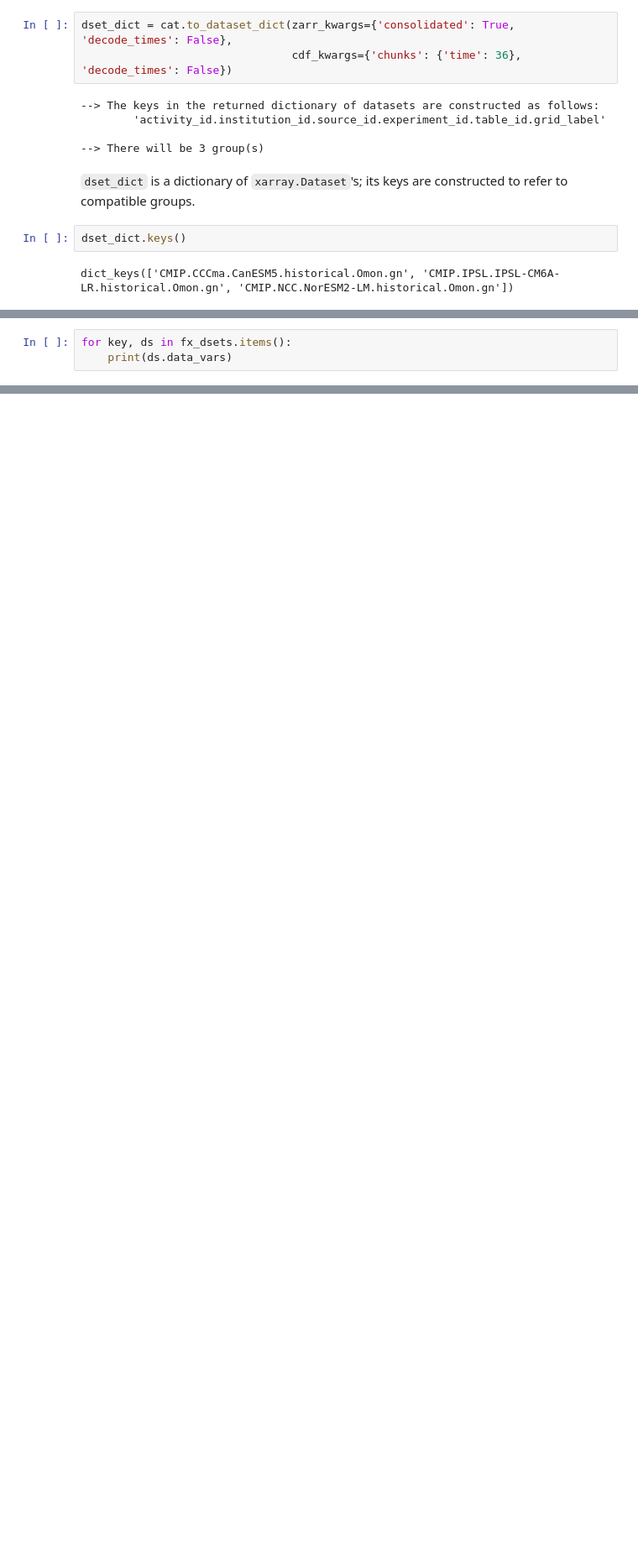
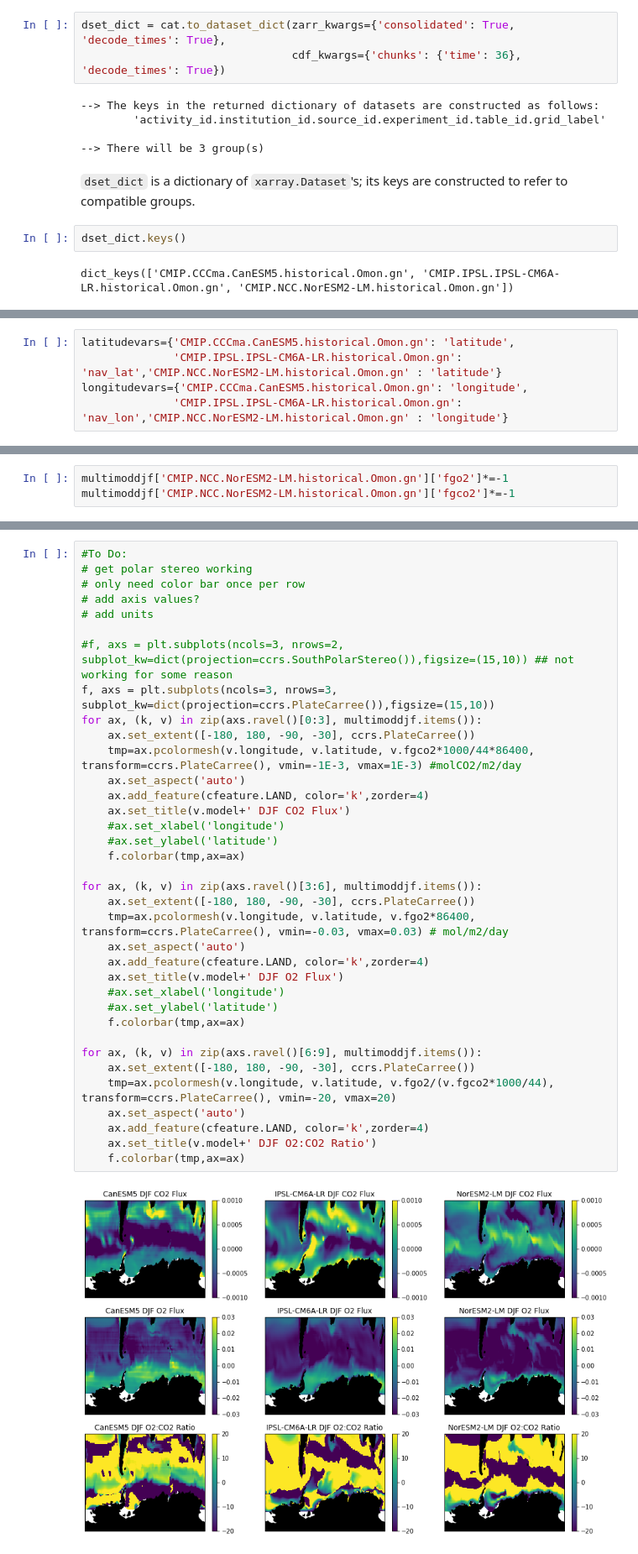
Before and after one commit to mara-freilich/cmip6hack-ocean-bgc, a Jupyter notebook: notebooks/so_o2_co2_flux_ratios.ipynb, the cells around one changed output, grey strips where cells are left out. Shown: that part at 84% size. Cells and saved outputs as stored; diff of their text form; blank space fills up the shorter version.

Commit message:
Adding a notebook to make maps of O2 and CO2 fluxes and their ratio.

```diff
--- a/notebooks/so_o2_co2_flux_ratios.ipynb
+++ b/notebooks/so_o2_co2_flux_ratios.ipynb
@@ -188,6 +89,6 @@ Note that data on the cloud are in
 # %%
-dset_dict = cat.to_dataset_dict(zarr_kwargs={'consolidated': True, 'decode_times': False},
-                                cdf_kwargs={'chunks': {'time': 36}, 'decode_times': False})
+dset_dict = cat.to_dataset_dict(zarr_kwargs={'consolidated': True, 'decode_times': True},
+                                cdf_kwargs={'chunks': {'time': 36}, 'decode_times': True})
 # %% [output]
 --> The keys in the returned dictionary of datasets are constructed as follows:
         'activity_id.institution_id.source_id.experiment_id.table_id.grid_label'
@@ -384,3 +102,0 @@ fx_dsets.keys()
-# %%
-for key, ds in fx_dsets.items():
-    print(ds.data_vars)
@@ -406,0 +105,5 @@ client
+# %%
+latitudevars={'CMIP.CCCma.CanESM5.historical.Omon.gn': 'latitude',
+              'CMIP.IPSL.IPSL-CM6A-LR.historical.Omon.gn': 'nav_lat','CMIP.NCC.NorESM2-LM.historical.Omon.gn' : 'latitude'}
+longitudevars={'CMIP.CCCma.CanESM5.historical.Omon.gn': 'longitude',
+              'CMIP.IPSL.IPSL-CM6A-LR.historical.Omon.gn': 'nav_lon','CMIP.NCC.NorESM2-LM.historical.Omon.gn' : 'longitude'}
@@ -406,0 +146,3 @@ client
+# %%
+multimoddjf['CMIP.NCC.NorESM2-LM.historical.Omon.gn']['fgo2']*=-1
+multimoddjf['CMIP.NCC.NorESM2-LM.historical.Omon.gn']['fgco2']*=-1
@@ -406,0 +151,38 @@ client
+# %%
+#To Do:
+# get polar stereo working
+# only need color bar once per row
+# add axis values?
+# add units
+
+#f, axs = plt.subplots(ncols=3, nrows=2, subplot_kw=dict(projection=ccrs.SouthPolarStereo()),figsize=(15,10)) ## not working for some reason
+f, axs = plt.subplots(ncols=3, nrows=3, subplot_kw=dict(projection=ccrs.PlateCarree()),figsize=(15,10))
+for ax, (k, v) in zip(axs.ravel()[0:3], multimoddjf.items()):
+    ax.set_extent([-180, 180, -90, -30], ccrs.PlateCarree())
+    tmp=ax.pcolormesh(v.longitude, v.latitude, v.fgco2*1000/44*86400, transform=ccrs.PlateCarree(), vmin=-1E-3, vmax=1E-3) #molCO2/m2/day
+    ax.set_aspect('auto')
+    ax.add_feature(cfeature.LAND, color='k',zorder=4)
+    ax.set_title(v.model+' DJF CO2 Flux')
+    #ax.set_xlabel('longitude')
+    #ax.set_ylabel('latitude')
+    f.colorbar(tmp,ax=ax)
+
+for ax, (k, v) in zip(axs.ravel()[3:6], multimoddjf.items()):
+    ax.set_extent([-180, 180, -90, -30], ccrs.PlateCarree())
+    tmp=ax.pcolormesh(v.longitude, v.latitude, v.fgo2*86400, transform=ccrs.PlateCarree(), vmin=-0.03, vmax=0.03) # mol/m2/day
+    ax.set_aspect('auto')
+    ax.add_feature(cfeature.LAND, color='k',zorder=4)
+    ax.set_title(v.model+' DJF O2 Flux')
+    #ax.set_xlabel('longitude')
+    #ax.set_ylabel('latitude')
+    f.colorbar(tmp,ax=ax)
+
+for ax, (k, v) in zip(axs.ravel()[6:9], multimoddjf.items()):
+    ax.set_extent([-180, 180, -90, -30], ccrs.PlateCarree())
+    tmp=ax.pcolormesh(v.longitude, v.latitude, v.fgo2/(v.fgco2*1000/44), transform=ccrs.PlateCarree(), vmin=-20, vmax=20)
+    ax.set_aspect('auto')
+    ax.add_feature(cfeature.LAND, color='k',zorder=4)
+    ax.set_title(v.model+' DJF O2:CO2 Ratio')
+    f.colorbar(tmp,ax=ax)
+# %% [output]
+[figure, added]
```
Also changed, not shown: parts of 55 cells of this notebook, 3 other files.
